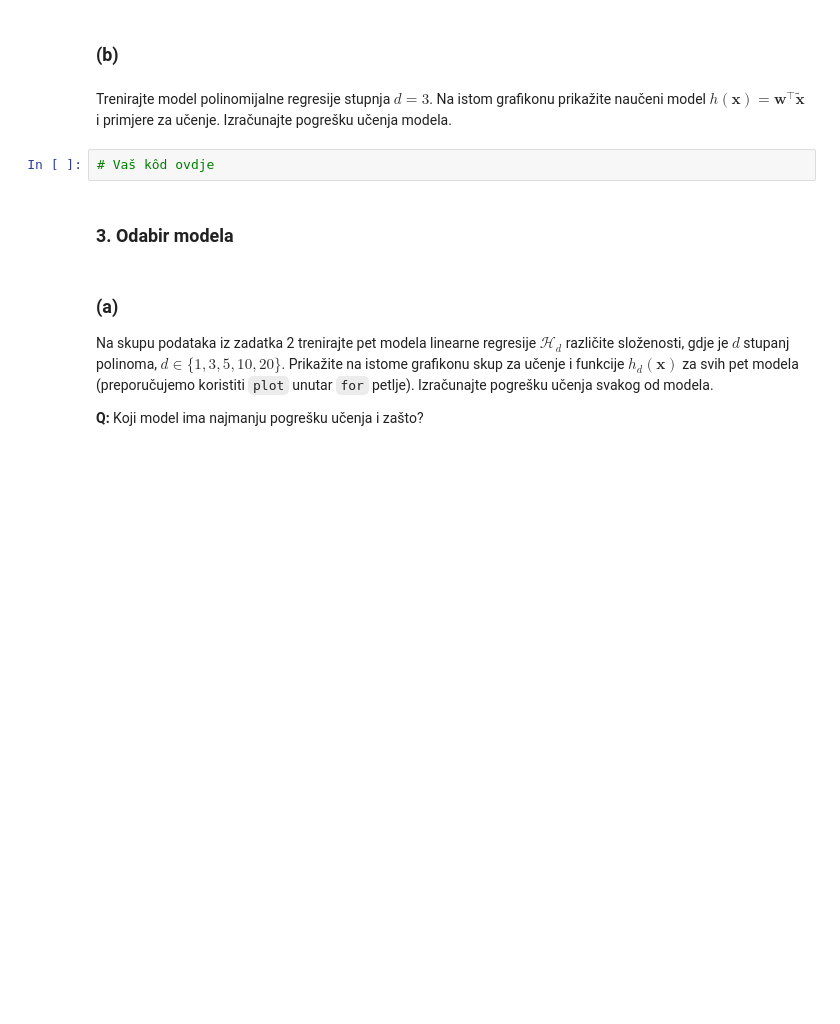
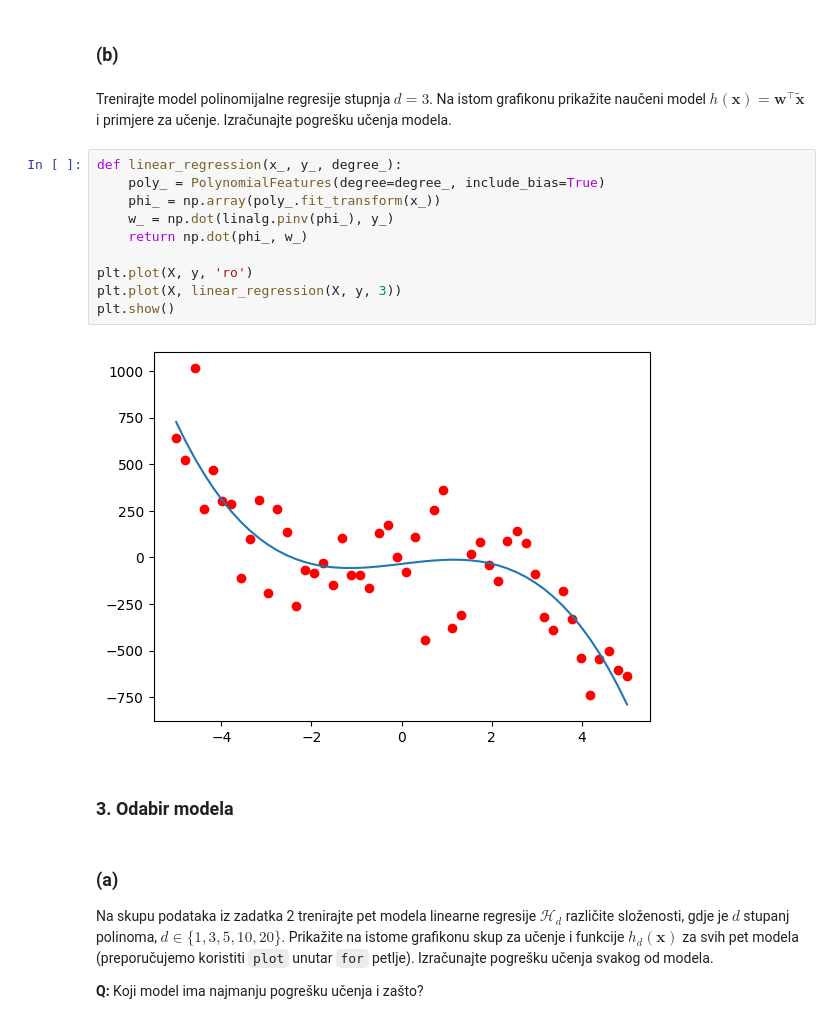
Before and after one commit to futa125/Machine-Learning-1, a Jupyter notebook: LAB1/SU1-2022-LAB1.ipynb, the cells around one changed output. Saved outputs shown, nothing was run; the diff lists cells and outputs as text; blank space fills up the shorter version.

```diff
--- a/LAB1/SU1-2022-LAB1.ipynb
+++ b/LAB1/SU1-2022-LAB1.ipynb
@@ -108,8 +206,18 @@ Prikažite taj skup funkcijom [`scatter`](http://matplotlib.org/api/pyplot_api.h
 ### (b)
 # %% [markdown]
 Trenirajte model polinomijalne regresije stupnja $d=3$. Na istom grafikonu prikažite naučeni model $h(\mathbf{x})=\mathbf{w}^\intercal\tilde{\mathbf{x}}$ i primjere za učenje. Izračunajte pogrešku učenja modela.
-# %%
-# Vaš kôd ovdje
+# %%
+def linear_regression(x_, y_, degree_):
+    poly_ = PolynomialFeatures(degree=degree_, include_bias=True)
+    phi_ = np.array(poly_.fit_transform(x_))
+    w_ = np.dot(linalg.pinv(phi_), y_)
+    return np.dot(phi_, w_)
+
+plt.plot(X, y, 'ro')
+plt.plot(X, linear_regression(X, y, 3))
+plt.show()
+# %% [output]
+[figure, added]
 # %% [markdown]
 ### 3. Odabir modela
 # %% [markdown]
```
Also changed, not shown: parts of 60 cells of this notebook.
